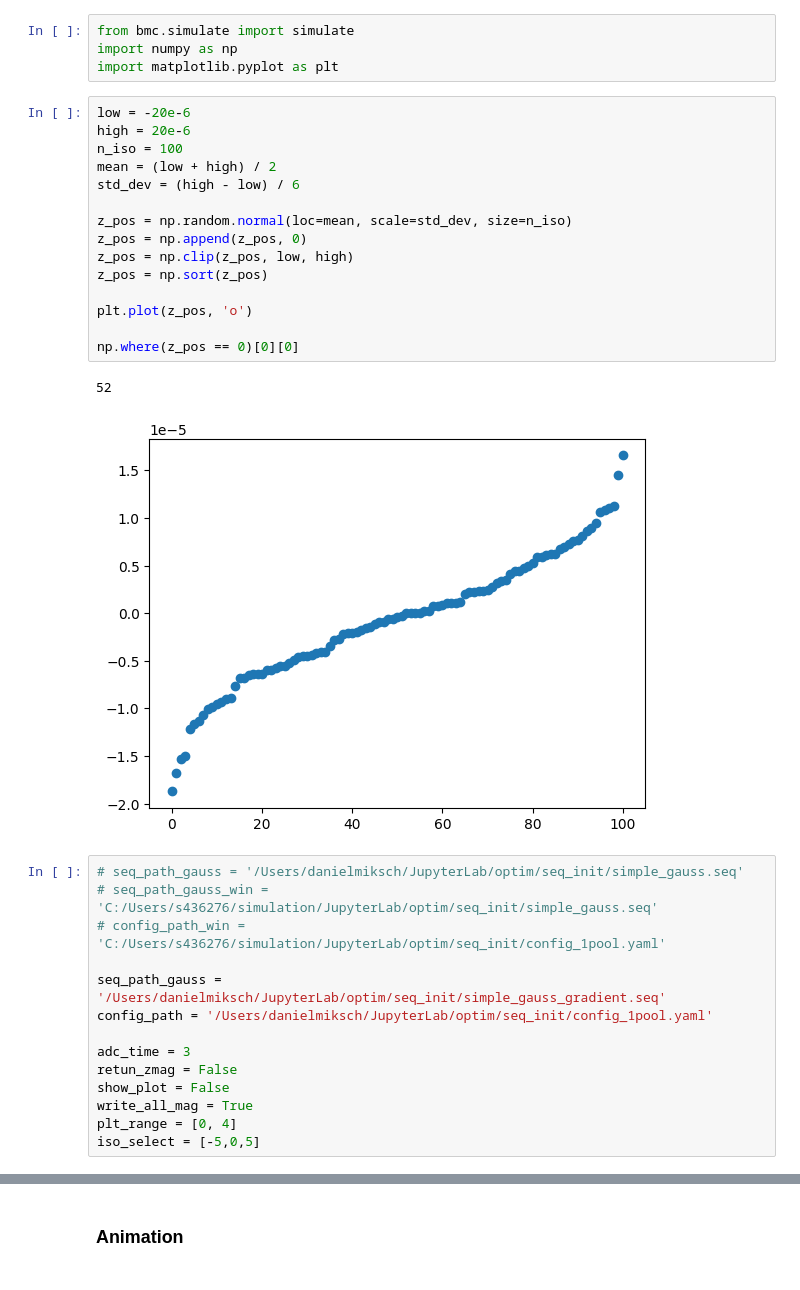
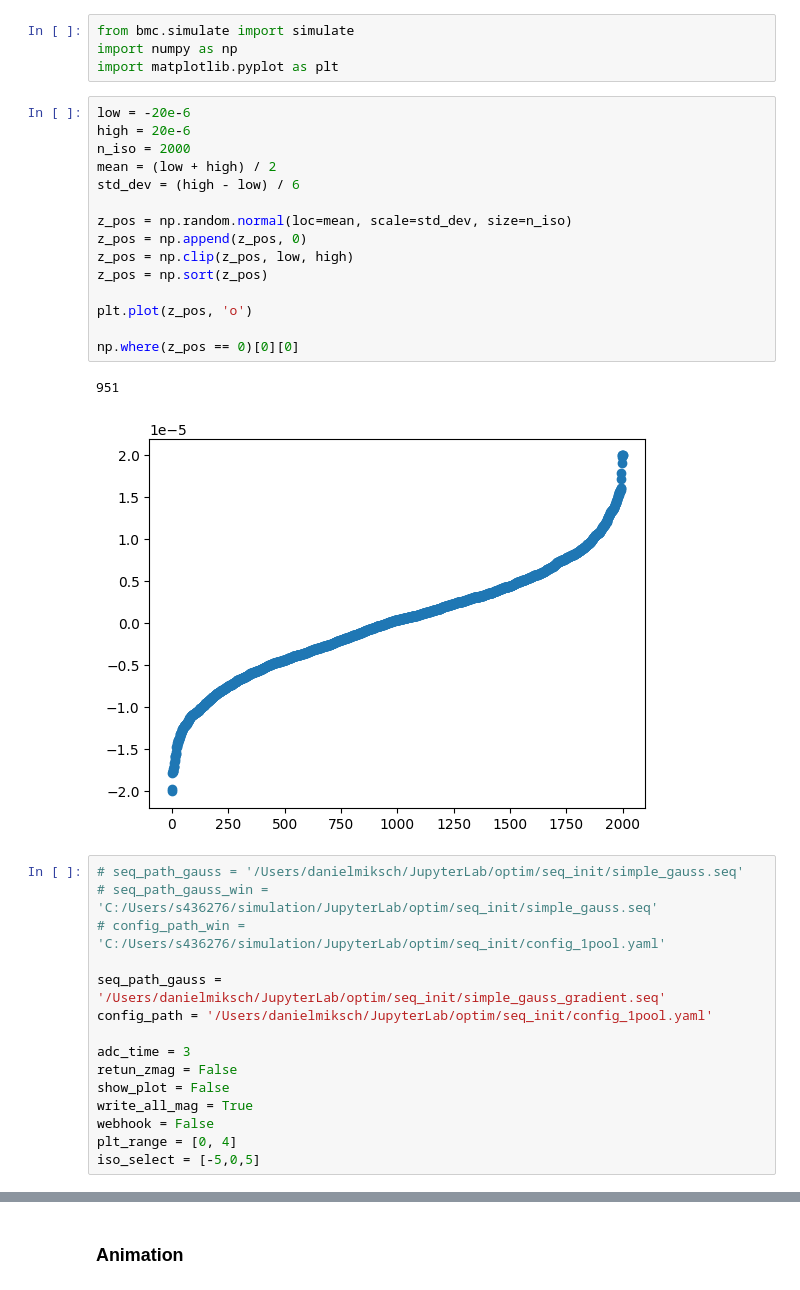
Before and after one commit to dantona02/optim, a Jupyter notebook: testing.ipynb, the cells around one changed output, grey strips where cells are left out. Cells and saved outputs as stored; diff of their text form.

```diff
--- a/testing.ipynb
+++ b/testing.ipynb
@@ -7,21 +7,21 @@ import matplotlib.pyplot as plt
 # %%
 low = -20e-6
 high = 20e-6
-n_iso = 100
+n_iso = 2000
 mean = (low + high) / 2
 std_dev = (high - low) / 6
 
 z_pos = np.random.normal(loc=mean, scale=std_dev, size=n_iso)
 z_pos = np.append(z_pos, 0)
 z_pos = np.clip(z_pos, low, high)
 z_pos = np.sort(z_pos)
 
 plt.plot(z_pos, 'o')
 
 np.where(z_pos == 0)[0][0]
 # %% [output]
-52
+951
-[figure, old version]
+[figure, new version]
 # %%
 # seq_path_gauss = '/Users/danielmiksch/JupyterLab/optim/seq_init/simple_gauss.seq'
 # seq_path_gauss_win = 'C:/Users/s436276/simulation/JupyterLab/optim/seq_init/simple_gauss.seq'
@@ -34,6 +34,7 @@ adc_time = 3
 retun_zmag = False
 show_plot = False
 write_all_mag = True
+webhook = False
 plt_range = [0, 4]
 iso_select = [-5,0,5]
 # %%
```
Also changed, not shown: parts of 2 cells of this notebook, 2 other files.
